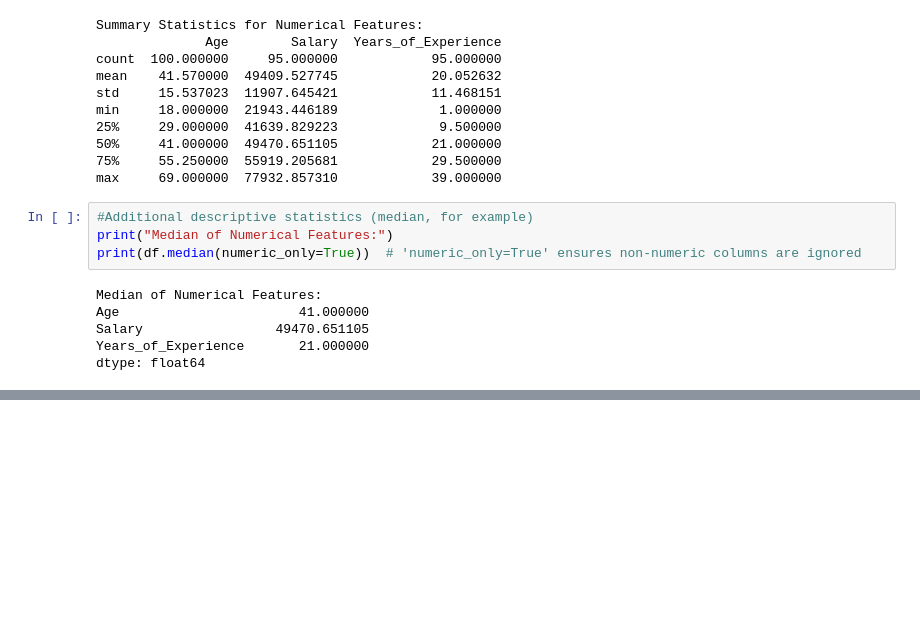
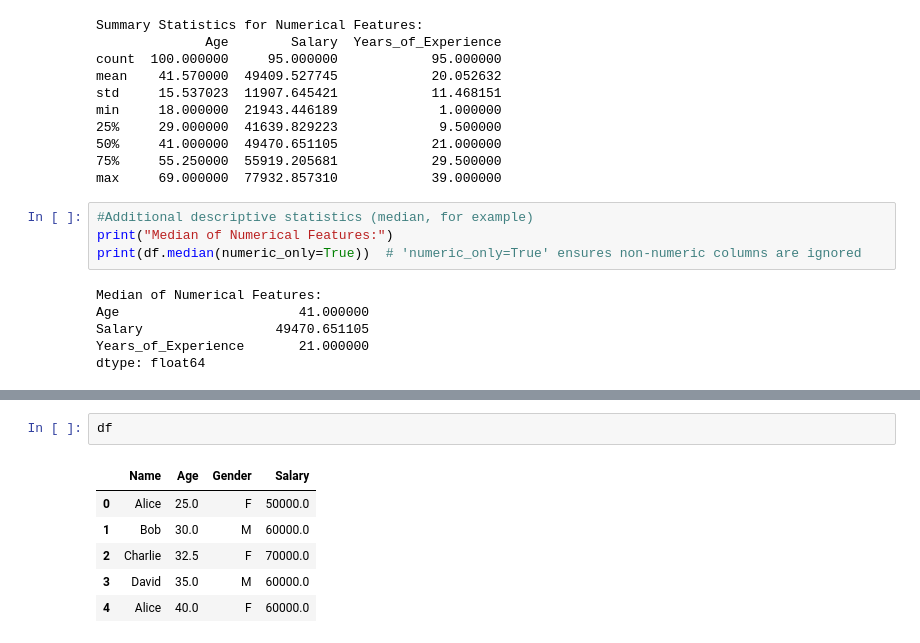
Before and after one commit to mrinmoycyber/Learning, a Jupyter notebook: Machine Learning/Short_ML_course/EDA/Eda.ipynb, the cells around one changed output, grey strips where cells are left out. Drawn from its saved outputs; the diff is of its cells as text; blank space fills up the shorter version.

```diff
--- a/Machine Learning/Short_ML_course/EDA/Eda.ipynb
+++ b/Machine Learning/Short_ML_course/EDA/Eda.ipynb
@@ -130,0 +260,9 @@ dtype: float64
+# %%
+df
+# %% [output]
+|  | Name | Age | Gender | Salary |
+| 0 | Alice | 25.0 | F | 50000.0 |
+| 1 | Bob | 30.0 | M | 60000.0 |
+| 2 | Charlie | 32.5 | F | 70000.0 |
+| 3 | David | 35.0 | M | 60000.0 |
+| 4 | Alice | 40.0 | F | 60000.0 |
```
Also changed, not shown: parts of 11 cells of this notebook.
